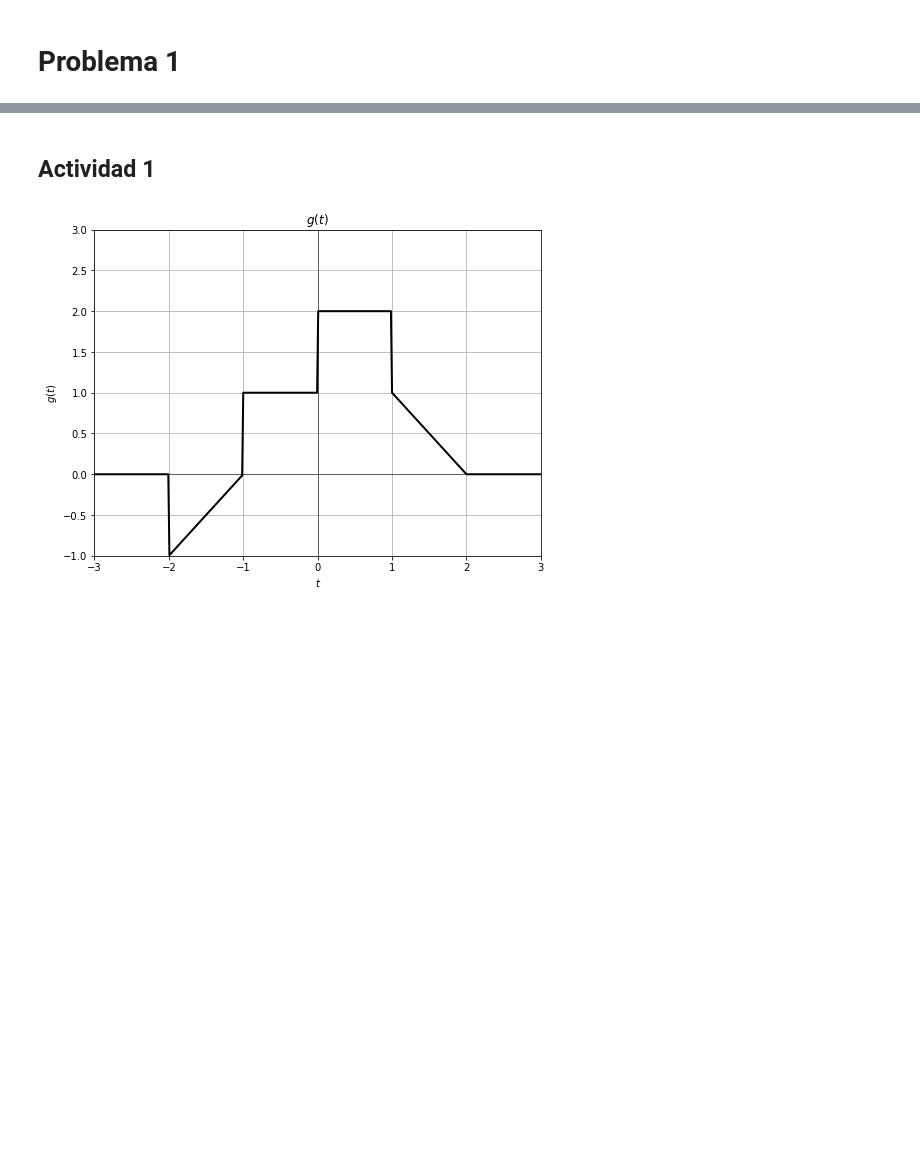
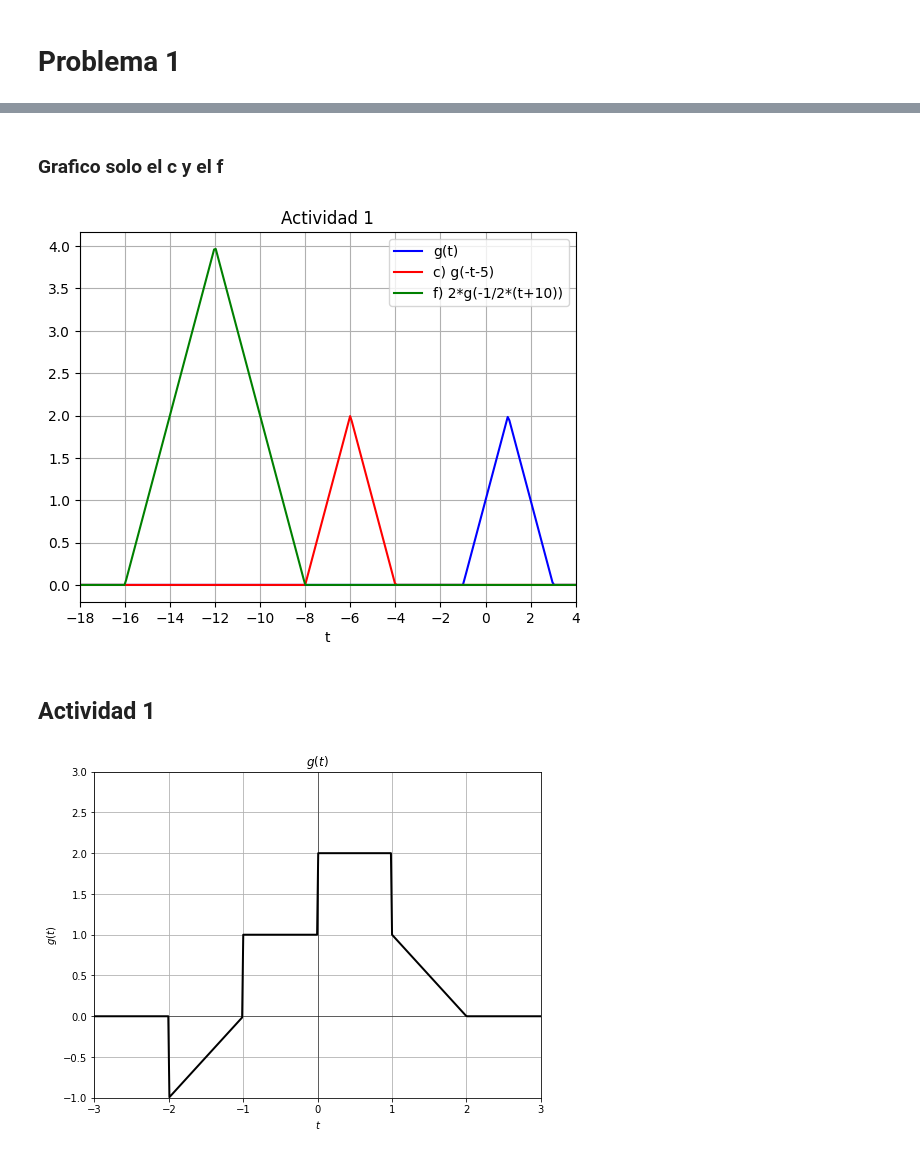
Before and after one commit to Lekkito/analisis-de-se-ales, a Jupyter notebook: tp1.ipynb, the cells around one changed output, grey strips where cells are left out. Saved outputs shown, nothing was run; the diff lists cells and outputs as text; code cells hidden in the pictures; blank space fills up the shorter version.

```diff
--- a/tp1.ipynb
+++ b/tp1.ipynb
@@ -93,3 +102,27 @@ plt.show()
+# %% [markdown]
+### Grafico solo el c y el f
+# %%
+import numpy as np
+import matplotlib.pyplot as plt
+
+# Definir la función g
+def g(x):
+    return np.maximum(2*(1 - np.abs((x-1)/2)), 0)
+
+t = np.linspace(-18, 4, 300)
+
+plt.plot(t,g(t), label='g(t)', color='b')
+plt.plot(t, g(-t-5), label='c) g(-t-5)', color='r')
+plt.plot(t,2*g(-1/2*(t+10)), label='f) 2*g(-1/2*(t+10))', color='g')
+plt.legend(loc=0)
+plt.grid()
+plt.xlabel('t')
+plt.xlim(-18,4)
+plt.xticks(np.arange(-18, 5, 2))
+plt.title('Actividad 1')
+plt.show()
+# %% [output]
+[figure, added]
 # %% [markdown]
 ## Actividad 1
 # %%
```
Also changed, not shown: parts of 10 cells of this notebook, 1 other file.
